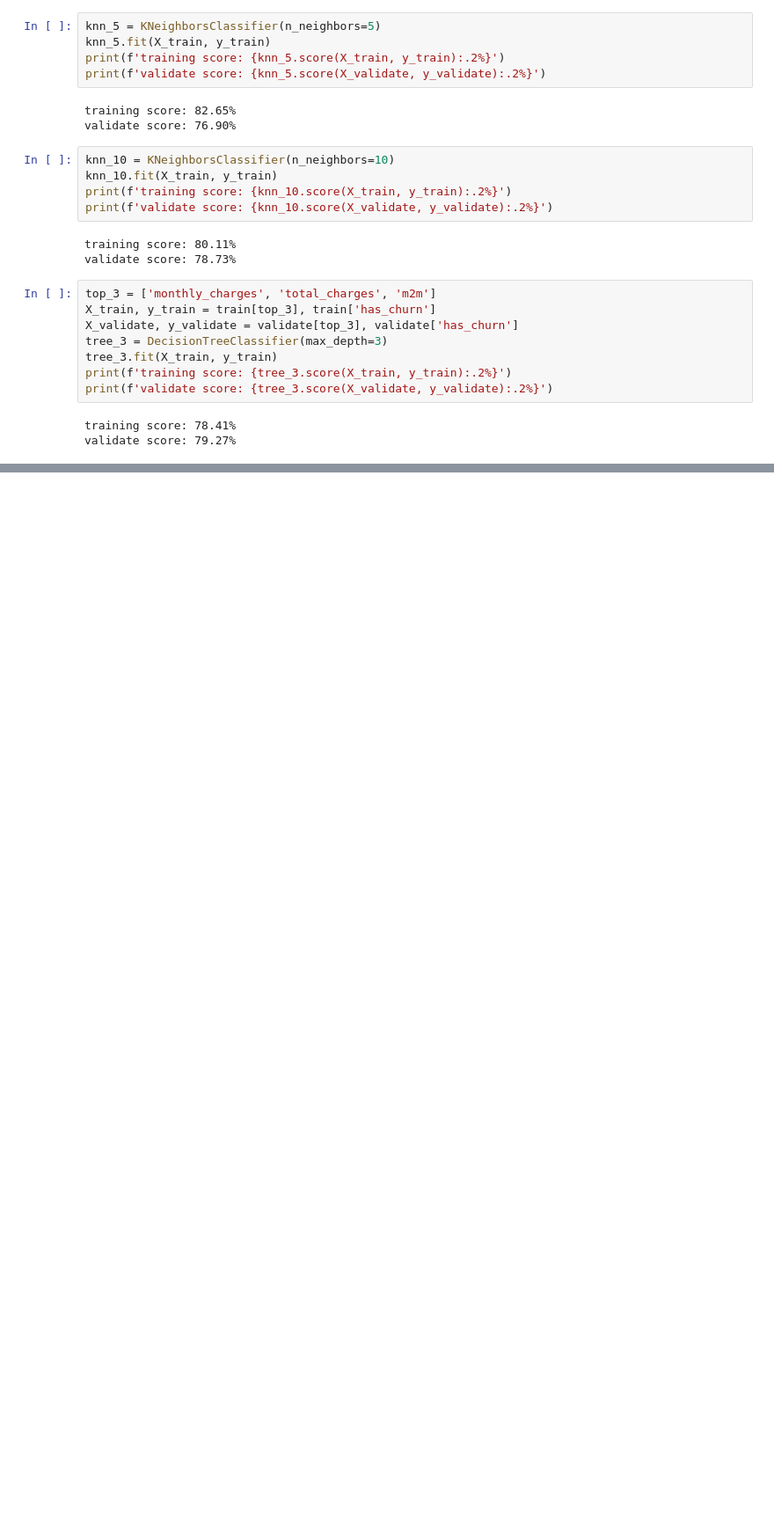
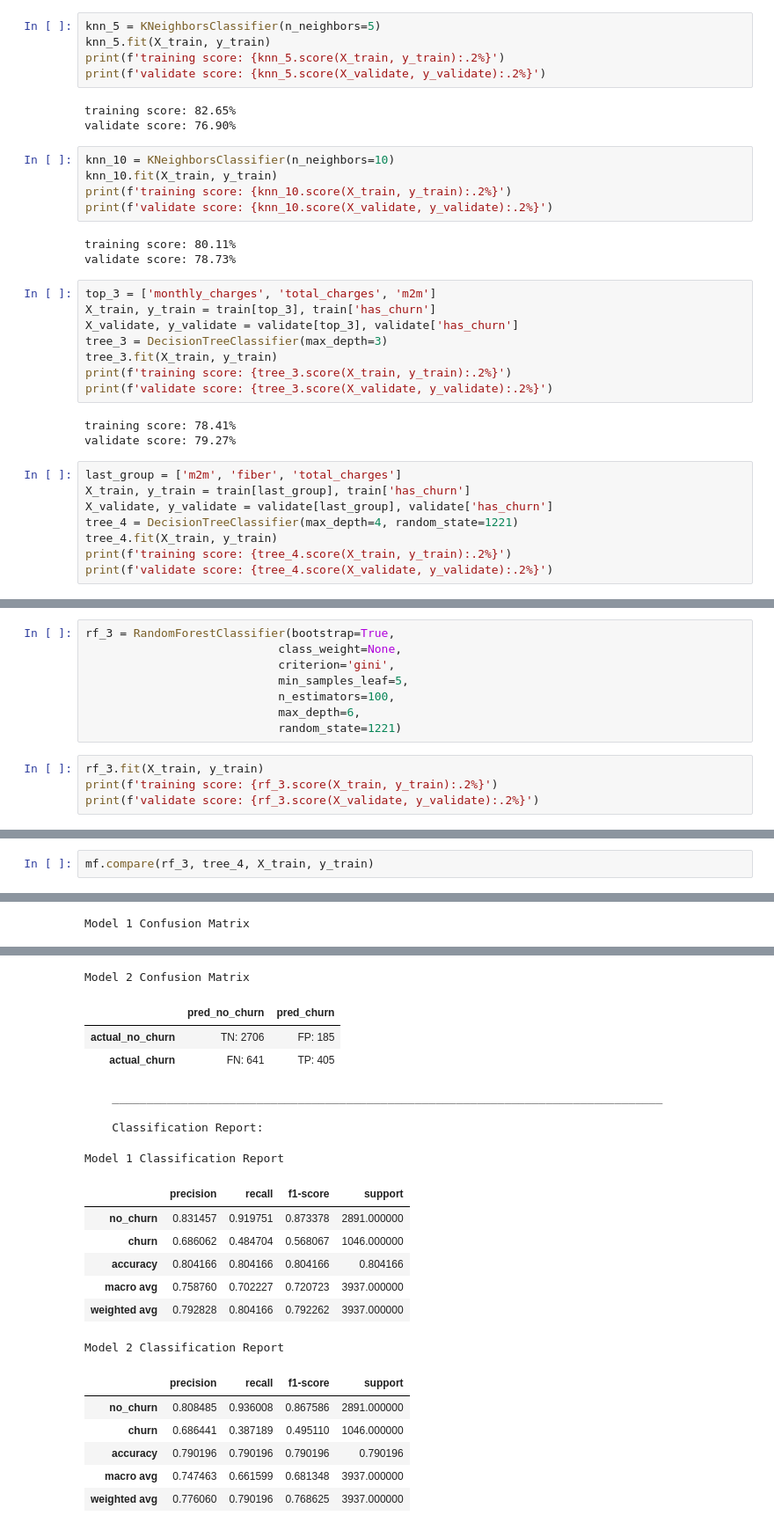
Before and after one commit to Tyler-Applegate/telco_churn_project, a Jupyter notebook: telco_scratchpad.ipynb, the cells around one changed output, grey strips where cells are left out. Shown at 88% size. Drawn from its saved outputs; the diff is of its cells as text; blank space fills up the shorter version.

```diff
--- a/telco_scratchpad.ipynb
+++ b/telco_scratchpad.ipynb
@@ -780,3 +778,11 @@ print(f'validate score: {tree_3.score(X_validate, y_validate):.2%}')
 # %% [output]
 training score: 78.41%
 validate score: 79.27%
+# %%
+last_group = ['m2m', 'fiber', 'total_charges']
+X_train, y_train = train[last_group], train['has_churn']
+X_validate, y_validate = validate[last_group], validate['has_churn']
+tree_4 = DecisionTreeClassifier(max_depth=4, random_state=1221)
+tree_4.fit(X_train, y_train)
+print(f'training score: {tree_4.score(X_train, y_train):.2%}')
+print(f'validate score: {tree_4.score(X_validate, y_validate):.2%}')
@@ -782,0 +792,12 @@ validate score: 79.27%
+# %%
+rf_3 = RandomForestClassifier(bootstrap=True,
+                            class_weight=None,
+                            criterion='gini',
+                            min_samples_leaf=5,
+                            n_estimators=100,
+                            max_depth=6,
+                            random_state=1221)
+# %%
+rf_3.fit(X_train, y_train)
+print(f'training score: {rf_3.score(X_train, y_train):.2%}')
+print(f'validate score: {rf_3.score(X_validate, y_validate):.2%}')
@@ -782,0 +807,3 @@ validate score: 79.27%
+# %%
+mf.compare(rf_3, tree_4, X_train, y_train)
+# %% [output]
@@ -782,0 +824 @@ validate score: 79.27%
+Model 1 Confusion Matrix
@@ -782,0 +828,21 @@ validate score: 79.27%
+Model 2 Confusion Matrix
+|  | pred_no_churn | pred_churn |
+| actual_no_churn | TN: 2706 | FP: 185 |
+| actual_churn | FN: 641 | TP: 405 |
+    ________________________________________________________________________________
+
+    Classification Report:
+Model 1 Classification Report
+|  | precision | recall | f1-score | support |
+| no_churn | 0.831457 | 0.919751 | 0.873378 | 2891.000000 |
+| churn | 0.686062 | 0.484704 | 0.568067 | 1046.000000 |
+| accuracy | 0.804166 | 0.804166 | 0.804166 | 0.804166 |
+| macro avg | 0.758760 | 0.702227 | 0.720723 | 3937.000000 |
+| weighted avg | 0.792828 | 0.804166 | 0.792262 | 3937.000000 |
+Model 2 Classification Report
+|  | precision | recall | f1-score | support |
+| no_churn | 0.808485 | 0.936008 | 0.867586 | 2891.000000 |
+| churn | 0.686441 | 0.387189 | 0.495110 | 1046.000000 |
+| accuracy | 0.790196 | 0.790196 | 0.790196 | 0.790196 |
+| macro avg | 0.747463 | 0.661599 | 0.681348 | 3937.000000 |
+| weighted avg | 0.776060 | 0.790196 | 0.768625 | 3937.000000 |
```
Also changed, not shown: parts of 19 cells of this notebook, 2 other files.
